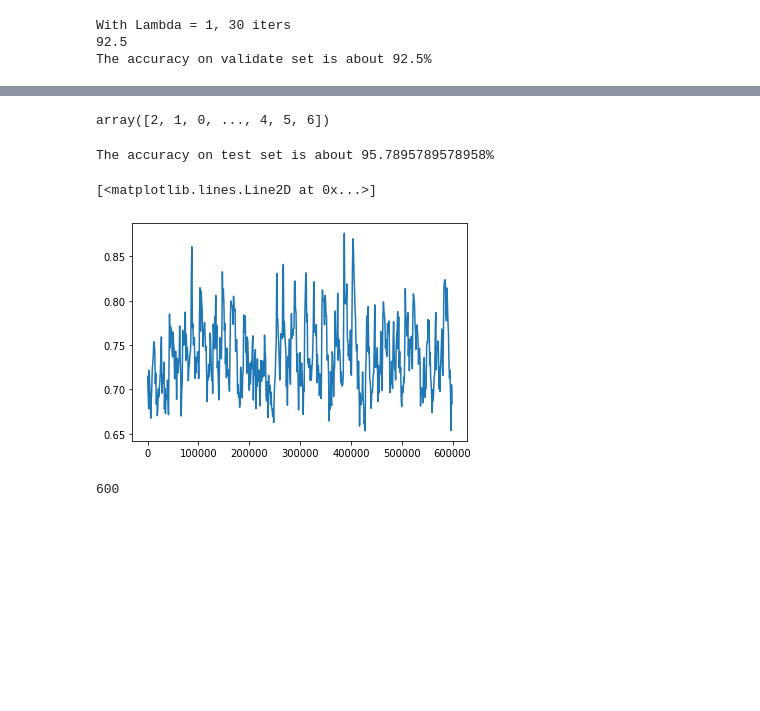
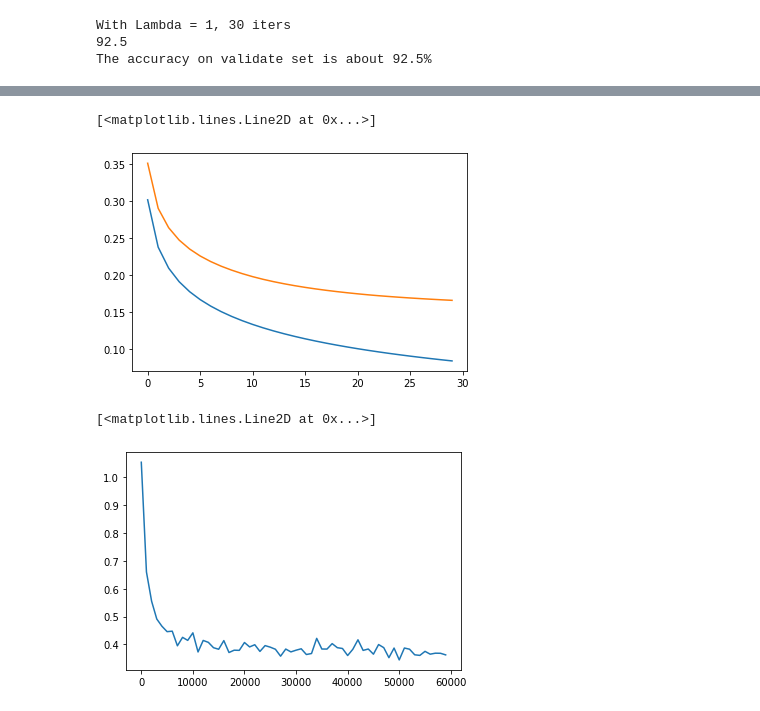
Before and after one commit to anh1811/baocao, a Jupyter notebook: MNIST.ipynb, the cells around one changed output, grey strips where cells are left out. Drawn from its saved outputs; the diff is of its cells as text; code cells hidden in the pictures; blank space fills up the shorter version.

```diff
--- a/MNIST.ipynb
+++ b/MNIST.ipynb
@@ -148,13 +150,13 @@ Initializing Neural Network Parameters ...
 # chon Lambda = 0.001
 J_array = []
 J_mean = []
-nn_params = initial_nn_params
+nn_params = initial_nn_params.copy()
 X = np.concatenate((x_train,y_train[:,np.newaxis]), 1)
 np.random.shuffle(X)
 x_train = X[:,:-1]
 y_train = X[:,-1]
 num_iter = 0
-for j in range(10):
+for j in range(1):
   for i in range(m):
     J,grad = nnCostFunction(nn_params, input_layer_size, hidden_layer_size, num_labels,\
                             x_train[i,:][np.newaxis,:], y_train[i], 0.001)
@@ -163,7 +165,7 @@ for j in range(10):
     if num_iter % 1000 == 0:
         J_mean.append(np.array(J_array).mean())
         J_array = []
-    nn_params -= 0.1*grad
+    nn_params -= 0.01*grad
 
 num_iter = [i * 1000 for i in range(len(J_mean))]
 
@@ -179,10 +181,13 @@ The accuracy on validate set is about 89.75999999999999%
 # %%
 # mini-batch gradient descent
-nn_params = initial_nn_params
+# Chon lambda = 0.001
+nn_params = initial_nn_params.copy()
 X = np.concatenate((x_train,y_train[:,np.newaxis]), 1)
 np.random.shuffle(X)
 x_train = X[:,:-1]
 y_train = X[:,-1]
+J_valarray = []
+J_trainarray = []
 for i in range(30):
   j = 0
   while j < m:
@@ -190,7 +195,14 @@ for i in range(30):
                             x_train[j:j+100,:], y_train[j:j+100], 0.001)
      nn_params -= 0.1*grad
      j += 100
+  J_train, grad_1 = nnCostFunction(nn_params, input_layer_size, hidden_layer_size, num_labels,\
+                            x_train, y_train, 0.001)
+  J_val, grad_2 = nnCostFunction(nn_params, input_layer_size, hidden_layer_size, num_labels,\
+                            x_val, y_val, 0.001)
+  J_trainarray.append(J_train)
+  J_valarray.append(J_val)
 
+num_iter = [i for i in range(30)]
 Theta1 = np.reshape(nn_params[0:hidden_layer_size * (input_layer_size + 1)],\
                            [hidden_layer_size, (input_layer_size + 1)])
 Theta2 = np.reshape(nn_params[hidden_layer_size * (input_layer_size + 1):],\
@@ -258,23 +266,12 @@ X = np.array(pd.read_csv("/content/sample_data/mnist_test.csv"))
-# %%
-x = np.array(X[:,1:])
-y = np.array(X[:,0])
-x, mu, sigma = featureNormalize(x)
-x = projectData(x, U, K)
-y
-# %% [output]
-array([2, 1, 0, ..., 4, 5, 6])
-# %%
-pre = predict(Theta1,Theta2,x);
-print(f"The accuracy on test set is about {np.mean(pre==y) * 100}%")
-# %% [output]
-The accuracy on test set is about 95.7895789578958%
 # %%
 import matplotlib.pyplot as plt
-plt.plot(num_iter, J_mean)
+plt.plot(num_iter, J_trainarray)
+plt.plot(num_iter, J_valarray)
 # %% [output]
 [<matplotlib.lines.Line2D at 0x...>]
-[figure, old version]
+[figure, new version]
-# %%
-len(num_iter)
-# %% [output]
-600
+# %%
+plt.plot(num_iter, J_mean)
+# %% [output]
+[<matplotlib.lines.Line2D at 0x...>]
+[figure, added]
```
Also changed, not shown: parts of 8 cells of this notebook.
